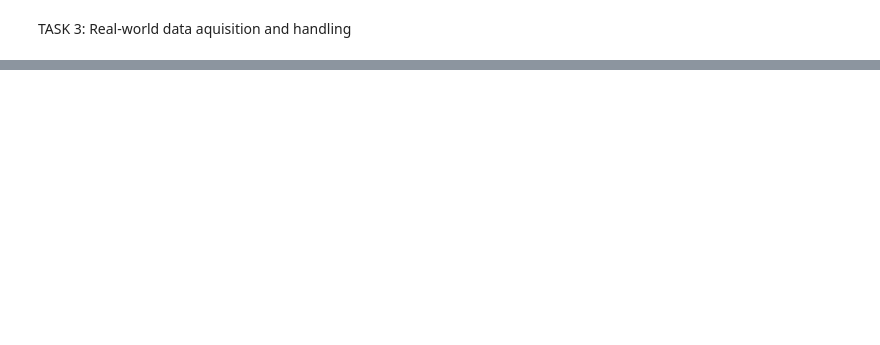
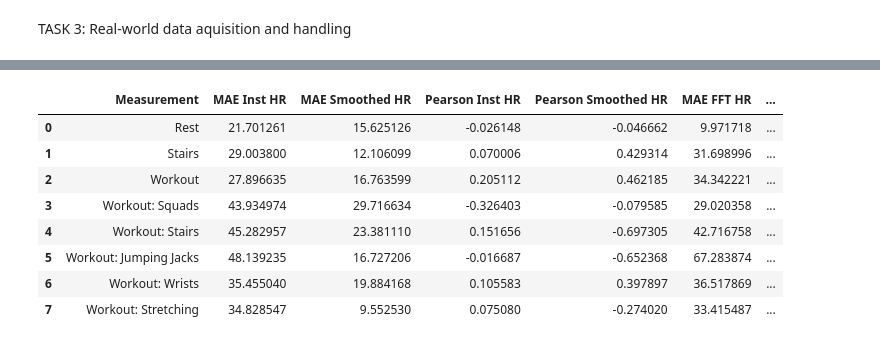
Before and after one commit to victor-42/medical_data_processing, a Jupyter notebook: assignment_3.ipynb, the cells around one changed output, grey strips where cells are left out. Drawn from its saved outputs; the diff is of its cells as text; code cells hidden in the pictures; blank space fills up the shorter version.

```diff
--- a/assignment_3.ipynb
+++ b/assignment_3.ipynb
@@ -735,41 +808,51 @@ fft_mae_list.append(calculate_mae(fft_hr_jjacks, "hr_x", "hr_y"))
 fft_mae_list.append(calculate_mae(fft_hr_wrists, "hr_x", "hr_y"))
 fft_mae_list.append(calculate_mae(fft_hr_stretch, "hr_x", "hr_y"))
 
 # calculate pearson coefficients
 pearson_list = []
 pearson_list.append(np.corrcoef(inst_hr_rest["hr_x"], inst_hr_rest["hr_y"])[0,1])
 pearson_list.append(np.corrcoef(inst_hr_stairs_whole_set["hr_x"], inst_hr_stairs_whole_set["hr_y"])[0,1])
 pearson_list.append(np.corrcoef(inst_hr_workout["hr_x"], inst_hr_workout["hr_y"])[0,1])
 pearson_list.append(np.corrcoef(inst_hr_squads["hr_x"], inst_hr_squads["hr_y"])[0,1])
 pearson_list.append(np.corrcoef(inst_hr_stairs["hr_x"], inst_hr_stairs["hr_y"])[0,1])
 pearson_list.append(np.corrcoef(inst_hr_jjacks["hr_x"], inst_hr_jjacks["hr_y"])[0,1])
 pearson_list.append(np.corrcoef(inst_hr_wrists["hr_x"], inst_hr_wrists["hr_y"])[0,1])
 pearson_list.append(np.corrcoef(inst_hr_stretch["hr_x"], inst_hr_stretch["hr_y"])[0,1])
 
 smoothed_pearson_list = []
 smoothed_pearson_list.append(np.corrcoef(smoothed_hr_rest["smoothed_hr_x"], smoothed_hr_rest["smoothed_hr_y"])[0,1])
 smoothed_pearson_list.append(np.corrcoef(smoothed_hr_stairs_whole_set["smoothed_hr_x"], smoothed_hr_stairs_whole_set["smoothed_hr_y"])[0,1])
 smoothed_pearson_list.append(np.corrcoef(smoothed_hr_workout["smoothed_hr_x"], smoothed_hr_workout["smoothed_hr_y"])[0,1])
 smoothed_pearson_list.append(np.corrcoef(smoothed_hr_squads["smoothed_hr_x"], smoothed_hr_squads["smoothed_hr_y"])[0,1])
 smoothed_pearson_list.append(np.corrcoef(smoothed_hr_stairs["smoothed_hr_x"], smoothed_hr_stairs["smoothed_hr_y"])[0,1])
 smoothed_pearson_list.append(np.corrcoef(smoothed_hr_jjacks["smoothed_hr_x"], smoothed_hr_jjacks["smoothed_hr_y"])[0,1])
 smoothed_pearson_list.append(np.corrcoef(smoothed_hr_wrists["smoothed_hr_x"], smoothed_hr_wrists["smoothed_hr_y"])[0,1])
 smoothed_pearson_list.append(np.corrcoef(smoothed_hr_stretch["smoothed_hr_x"], smoothed_hr_stretch["smoothed_hr_y"])[0,1])
 
 fft_pearson_list = []
-fft_pearson_list.append(np.corrcoef(fft_hr_rest["hr_x"], inst_hr_rest["hr_y"])[0,1])
-fft_pearson_list.append(np.corrcoef(fft_hr_stairs_whole_set["hr_x"], inst_hr_stairs_whole_set["hr_y"])[0,1])
-fft_pearson_list.append(np.corrcoef(fft_hr_workout["hr_x"], inst_hr_workout["hr_y"])[0,1])
-fft_pearson_list.append(np.corrcoef(fft_hr_squads["hr_x"], inst_hr_squads["hr_y"])[0,1])
-fft_pearson_list.append(np.corrcoef(fft_hr_stairs["hr_x"], inst_hr_stairs["hr_y"])[0,1])
-fft_pearson_list.append(np.corrcoef(fft_hr_jjacks["hr_x"], inst_hr_jjacks["hr_y"])[0,1])
-fft_pearson_list.append(np.corrcoef(fft_hr_wrists["hr_x"], inst_hr_wrists["hr_y"])[0,1])
-fft_pearson_list.append(np.corrcoef(fft_hr_stretch["hr_x"], inst_hr_stretch["hr_y"])[0,1])
+fft_pearson_list.append(np.corrcoef(fft_hr_rest["hr_x"], fft_hr_rest["hr_y"])[0,1])
+fft_pearson_list.append(np.corrcoef(fft_hr_stairs_whole_set["hr_x"], fft_hr_stairs_whole_set["hr_y"])[0,1])
+fft_pearson_list.append(np.corrcoef(fft_hr_workout["hr_x"], fft_hr_workout["hr_y"])[0,1])
+fft_pearson_list.append(np.corrcoef(fft_hr_squads["hr_x"], fft_hr_squads["hr_y"])[0,1])
+fft_pearson_list.append(np.corrcoef(fft_hr_stairs["hr_x"], fft_hr_stairs["hr_y"])[0,1])
+fft_pearson_list.append(np.corrcoef(fft_hr_jjacks["hr_x"], fft_hr_jjacks["hr_y"])[0,1])
+fft_pearson_list.append(np.corrcoef(fft_hr_wrists["hr_x"], fft_hr_wrists["hr_y"])[0,1])
+fft_pearson_list.append(np.corrcoef(fft_hr_stretch["hr_x"], fft_hr_stretch["hr_y"])[0,1])
 
 # format and print table
 measurement_list = ["Rest", "Stairs", "Workout", "Workout: Squads", "Workout: Stairs", "Workout: Jumping Jacks", "Workout: Wrists", "Workout: Stretching"]
 mae_df = pd.DataFrame({"Measurement": measurement_list, "MAE Inst HR": mae_list, "MAE Smoothed HR": smoothed_mae_list, "Pearson Inst HR": pearson_list, "Pearson Smoothed HR": smoothed_pearson_list, "MAE FFT HR": fft_mae_list, "Pearson FFT HR": fft_pearson_list})
 mae_df
+# %% [output]
+|  | Measurement | MAE Inst HR | MAE Smoothed HR | Pearson Inst HR | Pearson Smoothed HR | MAE FFT HR | ... |
+| 0 | Rest | 21.701261 | 15.625126 | -0.026148 | -0.046662 | 9.971718 | ... |
+| 1 | Stairs | 29.003800 | 12.106099 | 0.070006 | 0.429314 | 31.698996 | ... |
+| 2 | Workout | 27.896635 | 16.763599 | 0.205112 | 0.462185 | 34.342221 | ... |
+| 3 | Workout: Squads | 43.934974 | 29.716634 | -0.326403 | -0.079585 | 29.020358 | ... |
+| 4 | Workout: Stairs | 45.282957 | 23.381110 | 0.151656 | -0.697305 | 42.716758 | ... |
+| 5 | Workout: Jumping Jacks | 48.139235 | 16.727206 | -0.016687 | -0.652368 | 67.283874 | ... |
+| 6 | Workout: Wrists | 35.455040 | 19.884168 | 0.105583 | 0.397897 | 36.517869 | ... |
+| 7 | Workout: Stretching | 34.828547 | 9.552530 | 0.075080 | -0.274020 | 33.415487 | ... |
 # %%
 # Q9
 # ECG Heart Rate as ground truth
```
Also changed, not shown: parts of 17 cells of this notebook, 4 other files.
